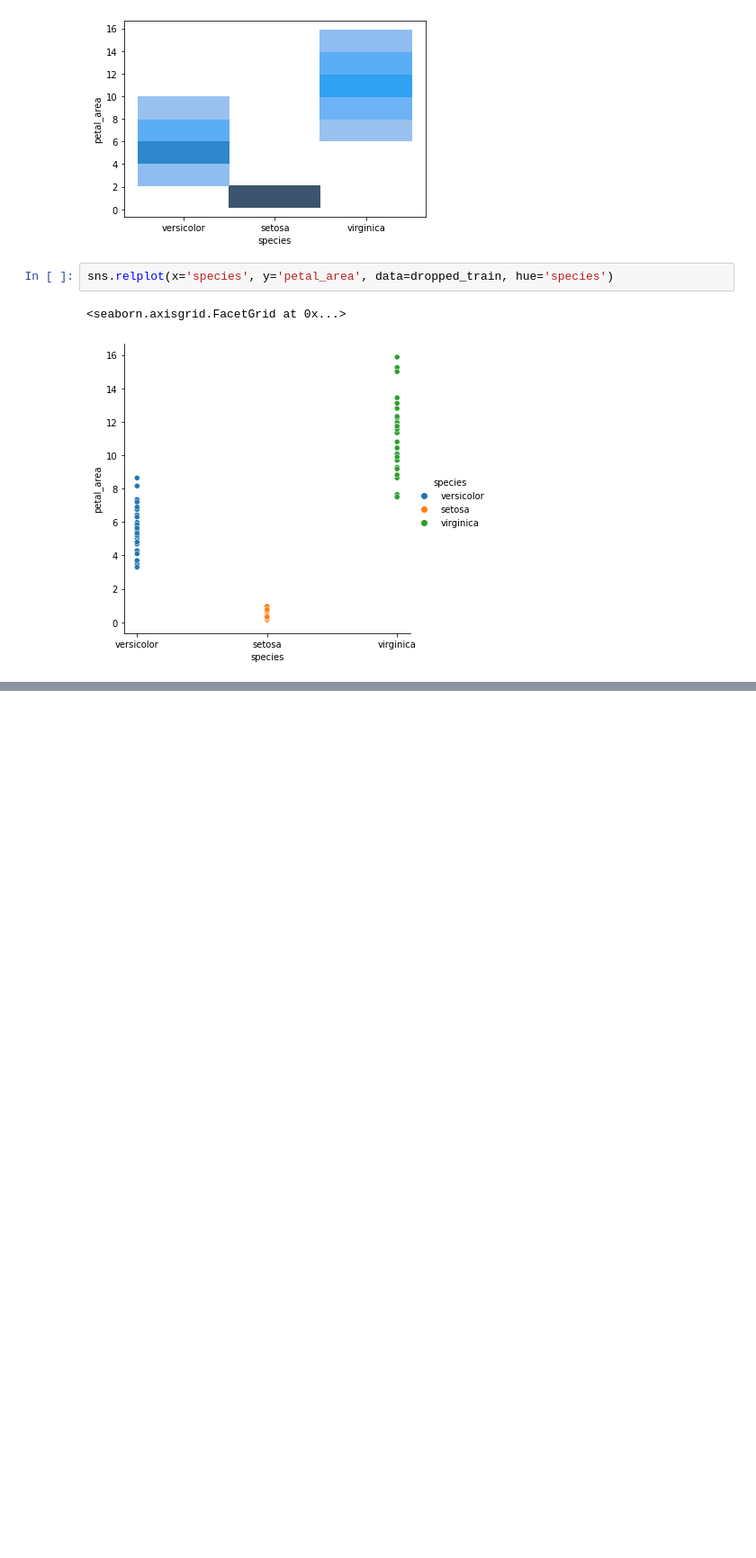
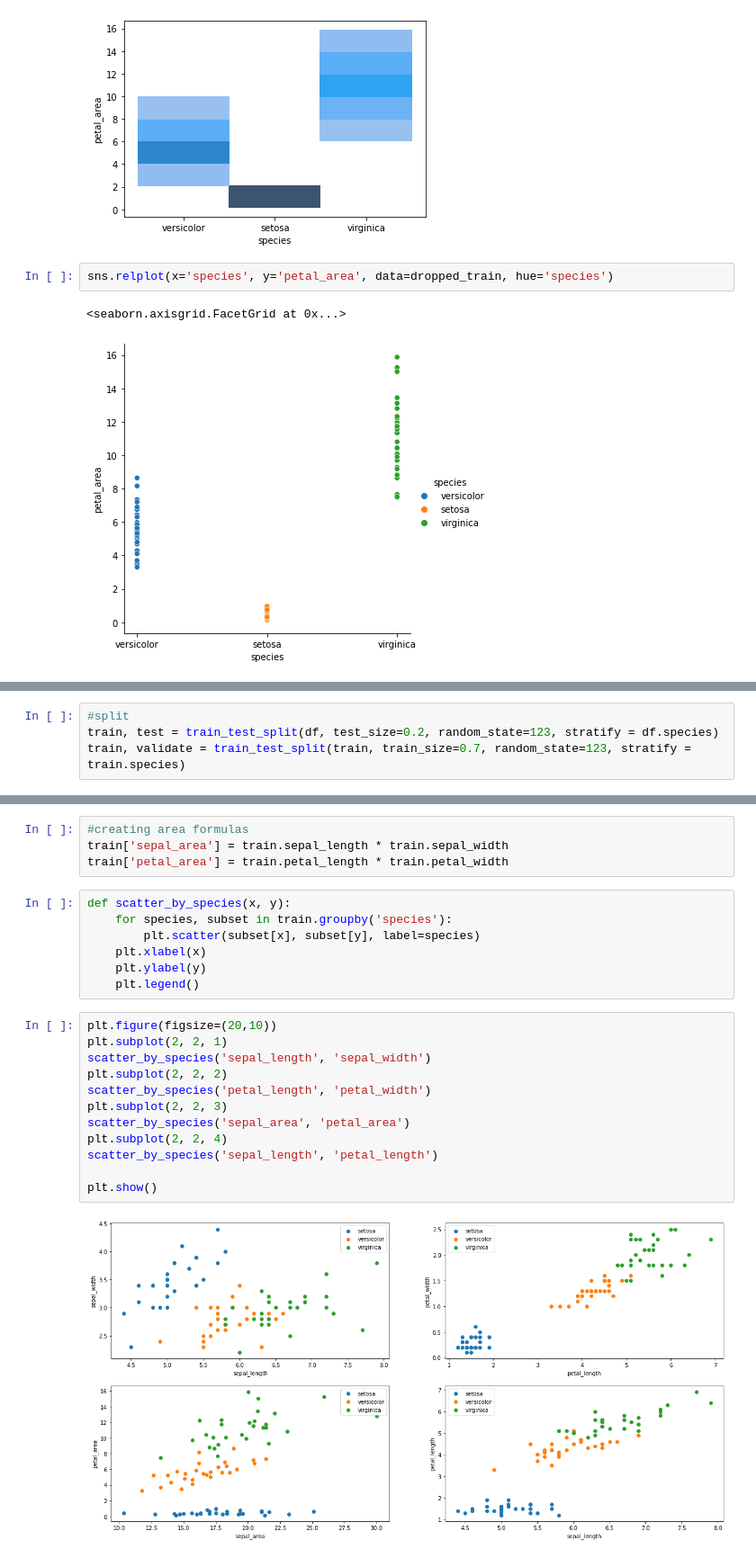
Before and after one commit to annah-vu/classification-exercises, a Jupyter notebook: classification_exercises.ipynb, the cells around one changed output, grey strips where cells are left out. Shown at 90% size. Drawn from its saved outputs; the diff is of its cells as text; blank space fills up the shorter version.

```diff
--- a/classification_exercises.ipynb
+++ b/classification_exercises.ipynb
@@ -539,0 +555,4 @@ sns.relplot(x='species', y='petal_area', data=dropped_train, hue='species')
+# %%
+#split
+train, test = train_test_split(df, test_size=0.2, random_state=123, stratify = df.species)
+train, validate = train_test_split(train, train_size=0.7, random_state=123, stratify = train.species)
@@ -539,0 +573,25 @@ sns.relplot(x='species', y='petal_area', data=dropped_train, hue='species')
+# %%
+#creating area formulas
+train['sepal_area'] = train.sepal_length * train.sepal_width
+train['petal_area'] = train.petal_length * train.petal_width
+# %%
+def scatter_by_species(x, y):
+    for species, subset in train.groupby('species'):
+        plt.scatter(subset[x], subset[y], label=species)
+    plt.xlabel(x)
+    plt.ylabel(y)
+    plt.legend()
+# %%
+plt.figure(figsize=(20,10))
+plt.subplot(2, 2, 1)
+scatter_by_species('sepal_length', 'sepal_width')
+plt.subplot(2, 2, 2)
+scatter_by_species('petal_length', 'petal_width')
+plt.subplot(2, 2, 3)
+scatter_by_species('sepal_area', 'petal_area')
+plt.subplot(2, 2, 4)
+scatter_by_species('sepal_length', 'petal_length')
+
+plt.show()
+# %% [output]
+[figure, added]
```
Also changed, not shown: parts of 15 cells of this notebook.
